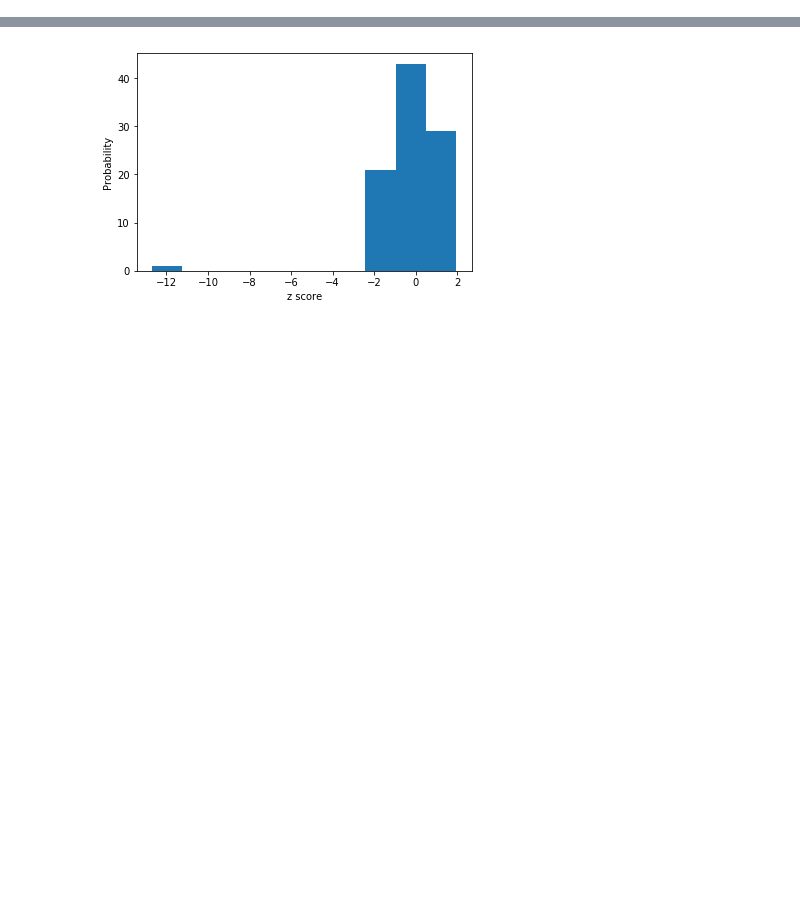
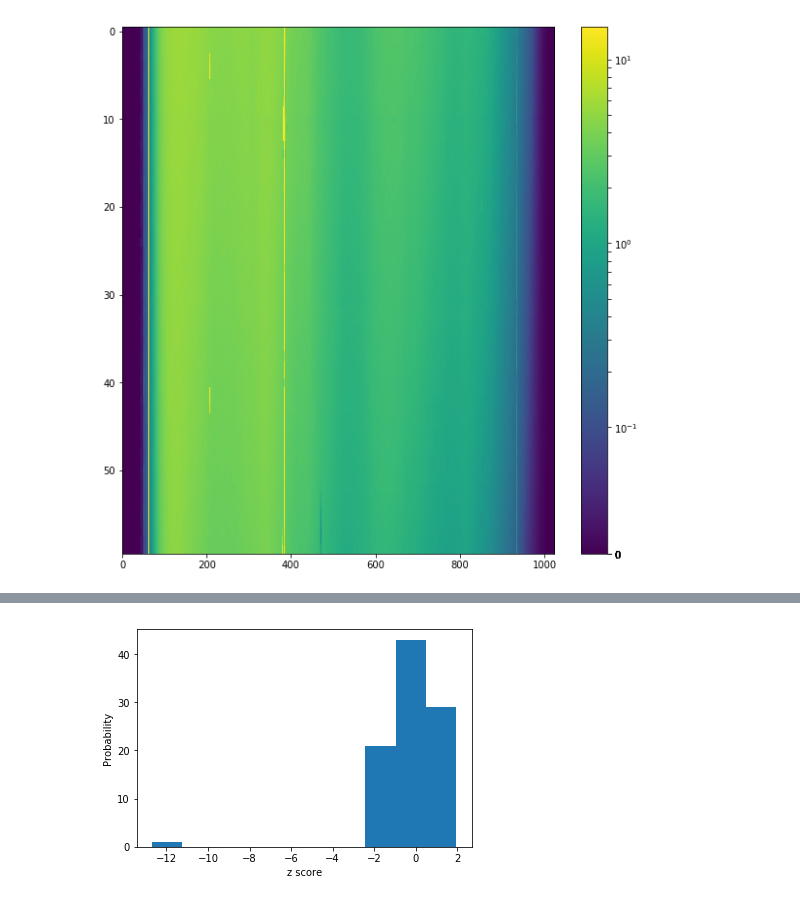
Before and after one commit to dannyjacobs/asu_hera, a Jupyter notebook: redundancy_analysis/z_score_test.ipynb, the cells around one changed output, grey strips where cells are left out. Saved outputs shown, nothing was run; the diff lists cells and outputs as text; code cells hidden in the pictures; blank space fills up the shorter version.

```diff
--- a/redundancy_analysis/z_score_test.ipynb
+++ b/redundancy_analysis/z_score_test.ipynb
@@ -328,0 +422,13 @@ plt.show()
+# %%
+
+# Pre Swap
+
+data = v.get_data(0,11,'xx')
+
+plt.figure(figsize=(10,10))
+plt.imshow(np.abs(data), aspect='auto', norm=SymLogNorm(vmin=0,vmax=15,linthresh=.1))
+#plt.imshow(np.abs(data), aspect='auto')
+plt.colorbar()
+plt.show()
+# %% [output]
+[figure, added]
```
Also changed, not shown: parts of 65 cells of this notebook, 2 other files.
